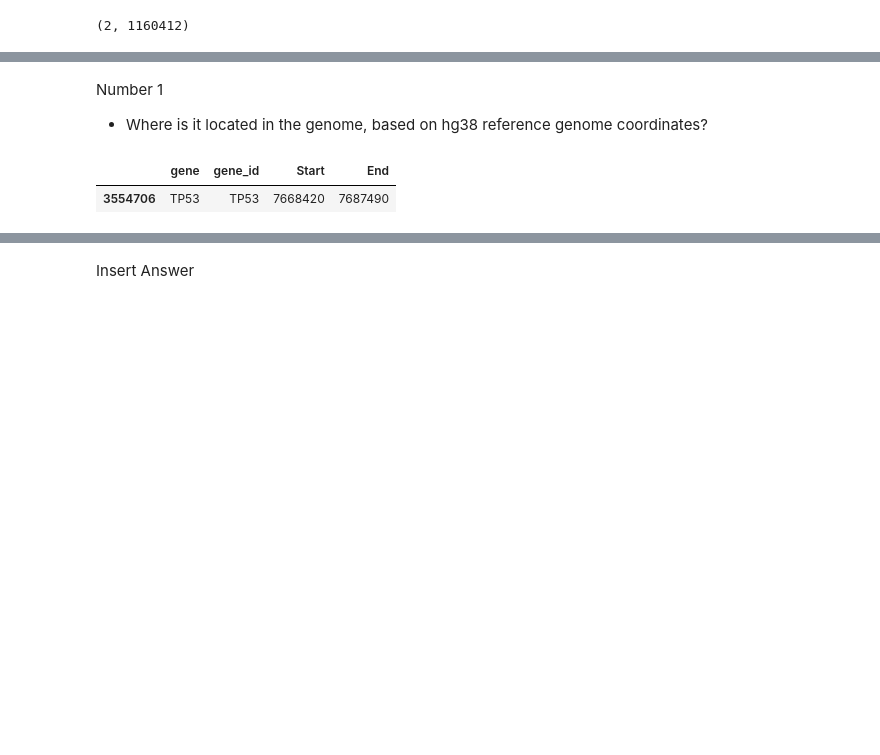
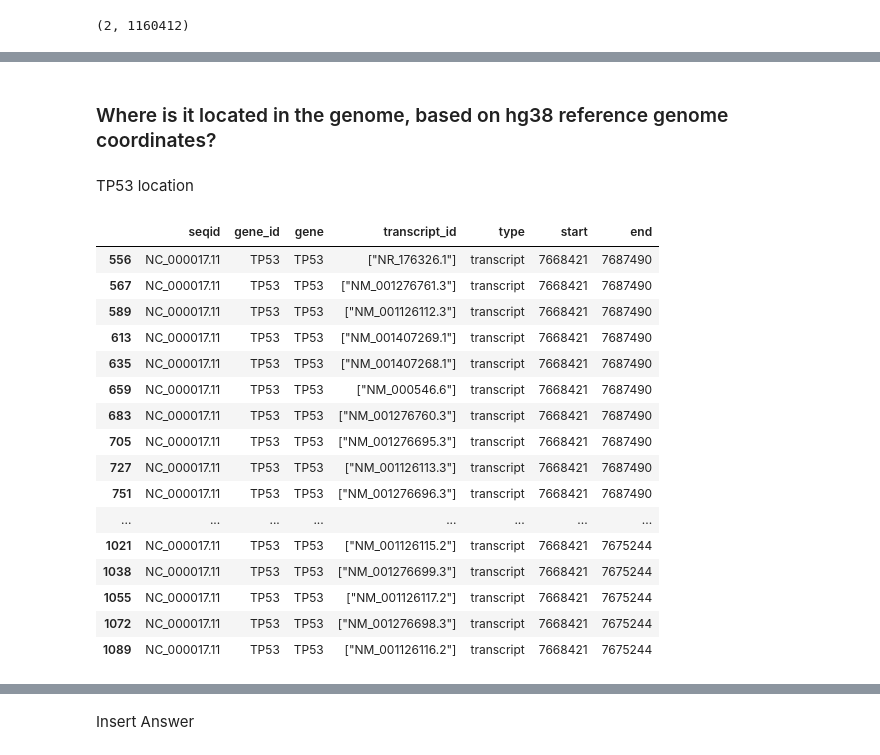
Before and after one commit to KyleCarlo/gene-annotation-analysis-of-human-genome, a Jupyter notebook: Bioinformatics_Ex1.ipynb, the cells around one changed output, grey strips where cells are left out. Drawn from its saved outputs; the diff is of its cells as text; code cells hidden in the pictures; blank space fills up the shorter version.

```diff
--- a/Bioinformatics_Ex1.ipynb
+++ b/Bioinformatics_Ex1.ipynb
@@ -493,11 +507,35 @@ min(intron_lengths), max(intron_lengths)
 # %% [markdown]
-Number 1
-- Where is it located in the genome, based on hg38 reference genome coordinates?
+### Where is it located in the genome, based on hg38 reference genome coordinates?
-# %%
-refseq_df[(refseq_df["Chromosome"] == "NC_000017.11") &
-                     (refseq_df["Feature"] == "gene") &
-                     (refseq_df["Source"] == "BestRefSeq") &
-                     (refseq_df["gene"].str.contains("TP53"))][["gene", "gene_id", "Start", "End"]]
-# %% [output]
-|  | gene | gene_id | Start | End |
-| 3554706 | TP53 | TP53 | 7668420 | 7687490 |
+# %%
+query = """
+    SELECT seqid, SUBSTRING(json_extract(attributes, '$.gene_id'), 3, LENGTH(json_extract(attributes, '$.gene_id'))-4) as gene_id,
+    SUBSTRING(json_extract(attributes, '$.gene'), 3, LENGTH(json_extract(attributes, '$.gene'))-4) as gene,
+    json_extract(attributes, '$.transcript_id') as transcript_id, featuretype as type, start, end FROM features
+    WHERE json_extract(attributes, '$.gene')='["TP53"]'
+    OR json_extract(attributes, '$.gene')='["TNF"]'
+    OR json_extract(attributes, '$.gene')='["EGFR"]'
+"""
+genome_3_df = pd.read_sql(query, refseq.conn)
+# %% [markdown]
+TP53 location
+# %%
+tp53_df = genome_3_df[(genome_3_df['type'] == 'transcript') & (genome_3_df['gene'] == 'TP53')]
+tp53_df
+# %% [output]
+|  | seqid | gene_id | gene | transcript_id | type | start | end |
+| 556 | NC_000017.11 | TP53 | TP53 | ["NR_176326.1"] | transcript | 7668421 | 7687490 |
+| 567 | NC_000017.11 | TP53 | TP53 | ["NM_001276761.3"] | transcript | 7668421 | 7687490 |
+| 589 | NC_000017.11 | TP53 | TP53 | ["NM_001126112.3"] | transcript | 7668421 | 7687490 |
+| 613 | NC_000017.11 | TP53 | TP53 | ["NM_001407269.1"] | transcript | 7668421 | 7687490 |
+| 635 | NC_000017.11 | TP53 | TP53 | ["NM_001407268.1"] | transcript | 7668421 | 7687490 |
+| 659 | NC_000017.11 | TP53 | TP53 | ["NM_000546.6"] | transcript | 7668421 | 7687490 |
+| 683 | NC_000017.11 | TP53 | TP53 | ["NM_001276760.3"] | transcript | 7668421 | 7687490 |
+| 705 | NC_000017.11 | TP53 | TP53 | ["NM_001276695.3"] | transcript | 7668421 | 7687490 |
+| 727 | NC_000017.11 | TP53 | TP53 | ["NM_001126113.3"] | transcript | 7668421 | 7687490 |
+| 751 | NC_000017.11 | TP53 | TP53 | ["NM_001276696.3"] | transcript | 7668421 | 7687490 |
+| ... | ... | ... | ... | ... | ... | ... | ... |
+| 1021 | NC_000017.11 | TP53 | TP53 | ["NM_001126115.2"] | transcript | 7668421 | 7675244 |
+| 1038 | NC_000017.11 | TP53 | TP53 | ["NM_001276699.3"] | transcript | 7668421 | 7675244 |
+| 1055 | NC_000017.11 | TP53 | TP53 | ["NM_001126117.2"] | transcript | 7668421 | 7675244 |
+| 1072 | NC_000017.11 | TP53 | TP53 | ["NM_001276698.3"] | transcript | 7668421 | 7675244 |
+| 1089 | NC_000017.11 | TP53 | TP53 | ["NM_001126116.2"] | transcript | 7668421 | 7675244 |
```
Also changed, not shown: parts of 29 cells of this notebook.
